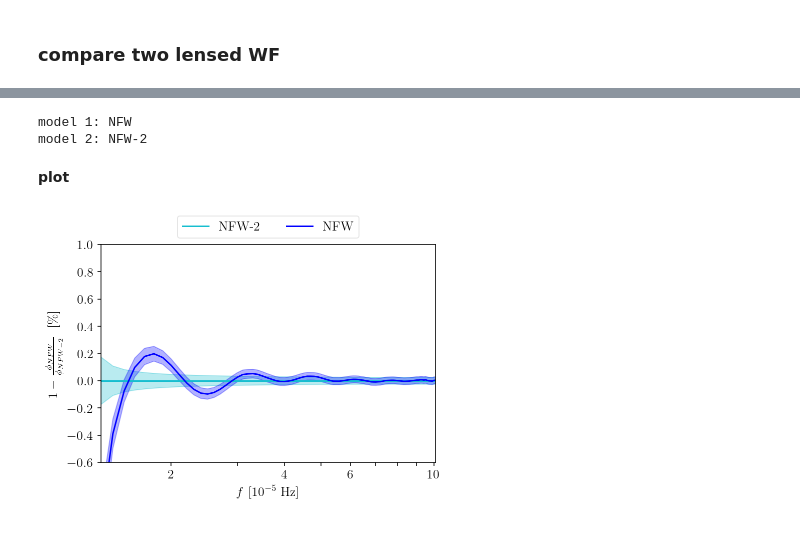
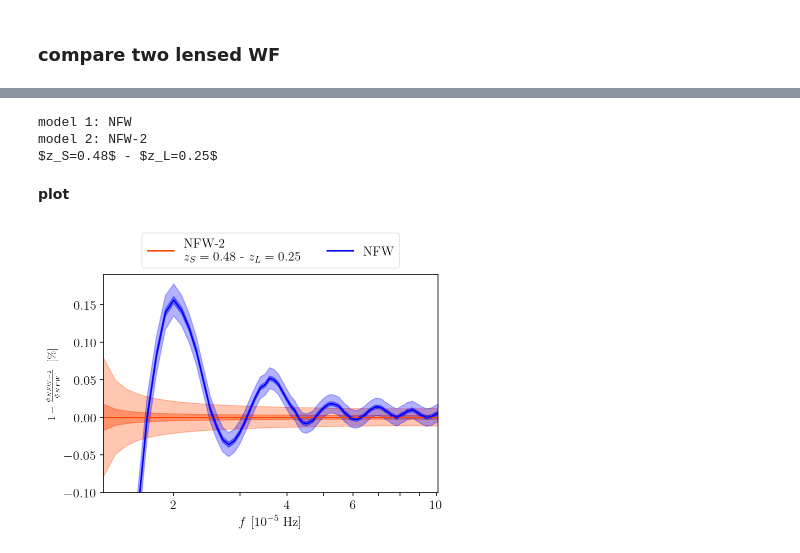
Before and after one commit to PaoloCremo/lensing, a Jupyter notebook: lens_models/phase.ipynb, the cells around one changed output, grey strips where cells are left out. Cells and saved outputs as stored; diff of their text form; code cells hidden in the pictures.

```diff
--- a/lens_models/phase.ipynb
+++ b/lens_models/phase.ipynb
@@ -128,7 +127,7 @@ hLtFP[4] = hpt_deg2 * np.conj(ampsFP_i)
 __plot__
 # %%
 colors = ['red', 'blue', 'green', df_clr[9], 'orangered']
-labels = [ls[0], ls[1], 'gNFW$_{\gamma=2}$', 'NFW-2', 'NFW-2'+' - $z_S=%.1f$'%(zS_deg2)]
+labels = [ls[0], ls[1], 'gNFW$_{\gamma=2}$', 'NFW-2', 'NFW-2'+'\n$z_S=%.2f$ - $z_L=%.2f$'%(zS_deg2, 0.25)]
 lnst = ['solid', 'solid', 'solid', '--', '-.']
 
 plt.figure() #figsize=[16,5])
@@ -153,7 +152,7 @@ plt.tick_params(axis='both',which='both',direction='out',labelsize=fontsz)
 # plt.yticks([2e-16, 3e-16, 4e-16, 5e-16], [2,3,4,5])
 plt.yticks([i*10**-16 for i in [1,5,10]], [1,5,10])
 plt.xticks([i*10**-5 for i in range(2,11, 2)], range(2, 11,2))
-plt.legend(ncol=2, loc='lower left',fontsize=fontsz-1,framealpha=0.1)
+plt.legend(ncol=2, loc='lower left',fontsize=fontsz,framealpha=0.1)
 
 # %% save plot
 # plt.savefig('/home/paolo/Dropbox/PhD/plots/lens_masses/SISNFW_y1_M10-9_TD.png',
@@ -199,6 +198,6 @@ plt.show()
 # %%
 plt.figure()
-for i in range(5):
+for i in [1,3,4]:#range(5):
     plt.plot(fr, np.angle(ampsFP[i]), c=colors[i], label=labels[i])
 
 plt.xlim(9e-6, 1.2e-4)
@@ -219,9 +218,9 @@ plt.show()
 # %% [markdown]
 __calculate phases__
 # %%
-ps_wfL = [[] for i in range(len(ls))]
+ps_wfL = [[] for i in range(5)]
 # norm = [0, 6.1, 0, 6.1]
-for n in range(len(ls)):
+for n in range(5):
     ps_wfL[n] = phase_from_frequencyseries(hLtFP[n])
 ps_t = phase_from_frequencyseries(hpt)
 '''
@@ -336,11 +341,11 @@ print(labels)#.replace('$', ''))
 # %%
 lm1 = 1
-lm2 = 3
+lm2 = 4
 print('model 1: {}\nmodel 2: {}\n'.format(labels[lm1], labels[lm2]))
 
 #%% calculate error of normalized phases
 norm = ps_wfL[lm2] #ps_t
-rho1 = 800#1.5*10**3
+rho1 = 1000#1.5*10**3
 d1 = 1/rho1
 # d1 = 3.2/rho1
 er12 = d1/ps_wfL[lm2]# + d1/ps_t
@@ -351,7 +356,7 @@ ea12 = (ps_wfL[lm2]/norm * er12)/2
 ea11 = (ps_wfL[lm1]/norm * er11)/2
 eau1 = (ps_t/norm * eru1)/2
 
-rho2 = 100
+rho2 = 220
 d2 = 1/rho2
 # d2 = 3.2/rho2
 
@@ -365,6 +370,7 @@ eau = (ps_t/norm*eru)/2
 # %% [output]
 model 1: NFW
 model 2: NFW-2
+$z_S=0.48$ - $z_L=0.25$
 # %% [markdown]
 __plot__
 # %%
@@ -376,41 +382,44 @@ ax = fig.add_subplot(111)
 
 plt.fill_between(hpt.sample_frequencies, ((1-ps_wfL[lm2]/norm)-ea2)*100, (1-(ps_wfL[lm2]/norm)+ea2)*100,
                  color=colors[lm2], alpha=0.3)#, label='$\\rho=%i$'%(rho2))
-# plt.fill_between(hpt.sample_frequencies, ((1-ps_wfL2/norm)-ea12)*100, ((1-ps_wfL2/norm)+ea12)*100, color=c2, alpha    =0.4)
+plt.fill_between(hpt.sample_frequencies, ((1-ps_wfL[lm2]/norm)-ea12)*100,
+                 ((1-ps_wfL[lm2]/norm)+ea12)*100, color=colors[lm2], alpha=0.4)
 plt.plot(hpt.sample_frequencies, (1-ps_wfL[lm2]/norm)*100, c=colors[lm2], label=labels[lm2])
 
 
 # lensed 1
 
 plt.fill_between(hpt.sample_frequencies, ((1-ps_wfL[lm1]/norm)-ea1)*100, ((1-ps_wfL[lm1]/norm)+ea1)*100,
                  color=colors[lm1], alpha=0.3)#, label='$\\rho=%i$'%(rho2))
-# plt.fill_between(hpt.sample_frequencies, ((1-ps_wfL1/norm)-ea11)*100, ((1-ps_wfL1/norm)+ea11)*100, color=c1, alpha    =0.4)
+plt.fill_between(hpt.sample_frequencies, ((1-ps_wfL[lm1]/norm)-ea11)*100,
+                 ((1-ps_wfL[lm1]/norm)+ea11)*100, color=colors[lm1], alpha=0.4)
 plt.plot(hpt.sample_frequencies, (1-(ps_wfL[lm1]/norm))*100, c=colors[lm1], label=labels[lm1])
 
 
 plt.xlim(1.3*10**-5, 1.01*10**-4)
 # plt.xlim(2e-5, 1.01e-4)
-plt.ylim(-.6, 1)
+plt.ylim(-.1, .19)
 
 plt.xlabel('$f$ [$10^{-5}$ Hz]', fontsize = fontsz)
-plt.ylabel('$1-\\frac{\phi_{%s}}{\phi_{%s}}~$  [%s]'
-           %(labels[lm1].replace('$', ''), labels[lm2].replace('$', ''), '\%'), fontsize = fontsz)
+# plt.ylabel('$1-\\frac{\phi_{%s}}{\phi_{%s}}~$  [%s]'
+#            %(labels[lm1].replace('$', ''), labels[lm2].replace('$', ''), '\%'), fontsize = fontsz)
+plt.ylabel('$1-\\frac{\phi_{NFW-2}}{\phi_{NFW}}~$  [\%]')
 
 plt.xscale('log')
 
 xt = [x*10**-5 for x in range(2,11)]
 # plt.xticks(xt, labels=['$2\cdot10^{-5}$', '', '$4\cdot10^{-5}$','','$6\cdot10^{-5}$', '', '', '', '$10^{-4}$'])
 plt.xticks(xt, labels=['$2$', '', '$4$','','$6$', '', '', '', '$10$'])
 
 # plt.legend(ncol=4,loc='lower center',bbox_to_anchor=(0.5,1.),fontsize=fontsz,framealpha=0.5)
 plt.tick_params(axis='both',which='both',direction='out',labelsize=fontsz)
 
 # inset
 plt.legend(ncol=2,loc='lower center',bbox_to_anchor=(0.5,1.),fontsize=fontsz,framealpha=0.5)
 
 # %% save plot
 # plt.savefig(path_home+'/Dropbox/PhD/plots/lens_masses/phase_shift_'+labels[lm1]+'vs'+labels[lm2]+'_perNL.png',
 #             dpi=300, format='png', bbox_inches="tight")#, transparent=True
 plt.show()
 # %% [output]
-[figure, old version]
+[figure, new version]
```
Also changed, not shown: parts of 12 cells of this notebook.
